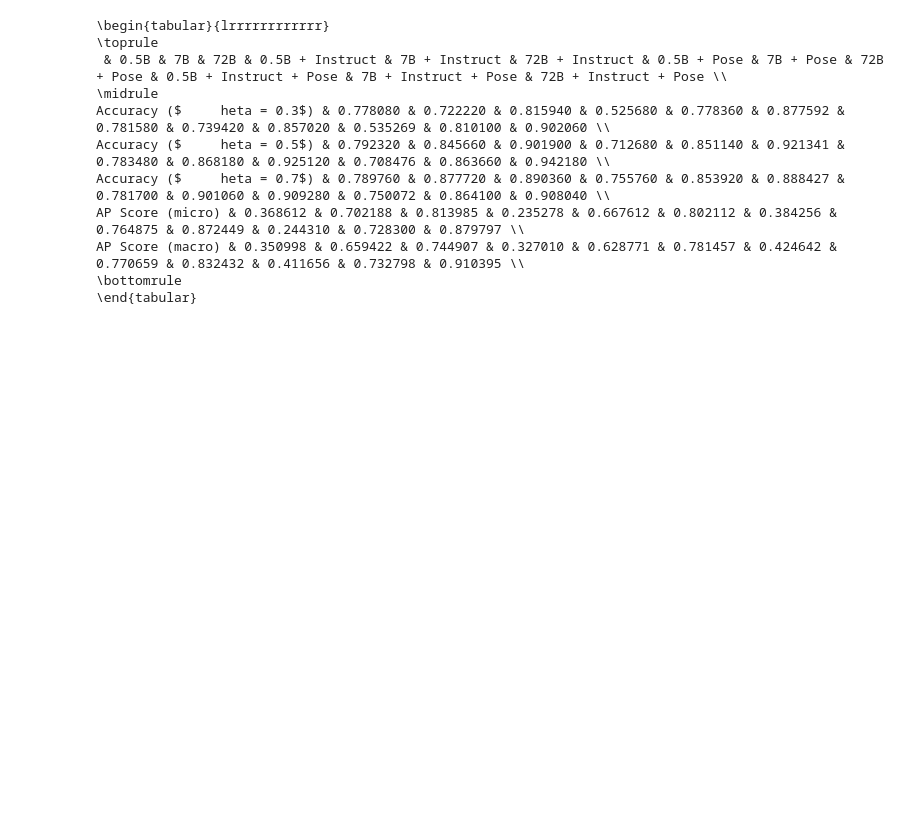
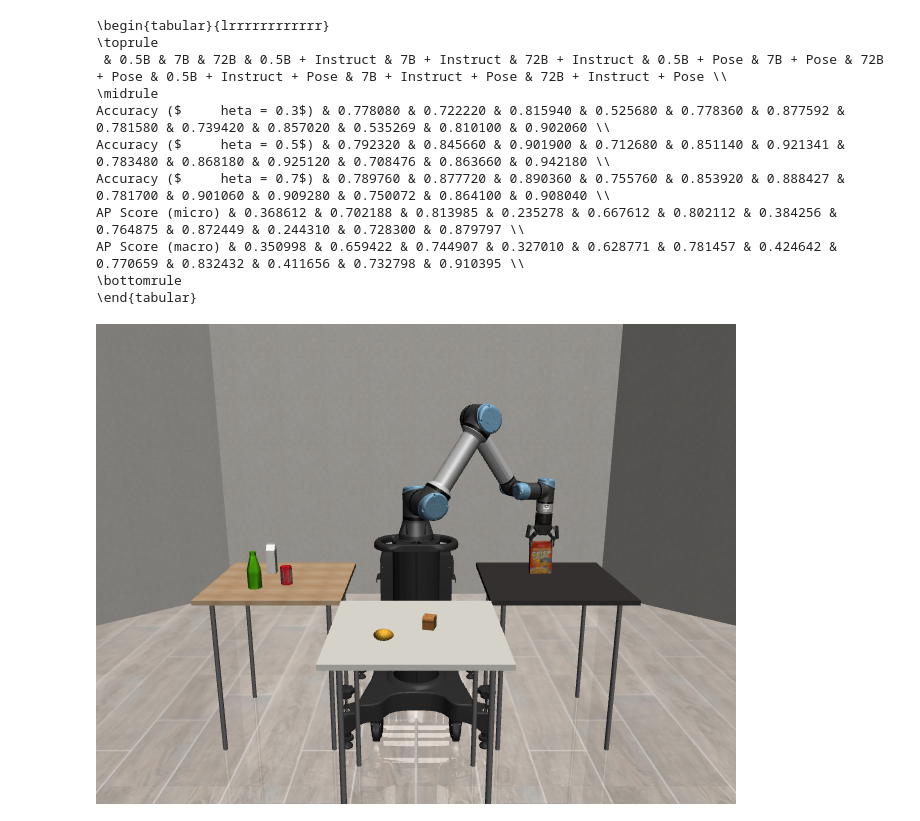
Before and after one commit to CLAIR-LAB-TECHNION/s3e, a Jupyter notebook: full_res_GRIP.ipynb, the cells around one changed output. Cells and saved outputs as stored; diff of their text form; code cells hidden in the pictures; blank space fills up the shorter version.

```diff
--- a/full_res_GRIP.ipynb
+++ b/full_res_GRIP.ipynb
@@ -868,33 +868,12 @@ dp_name
 # %%
 'hello'.split('l')
 # %%
-import glob
-from tqdm.auto import tqdm
-import numpy as np
-import os
-import json
-
-from semantic_state_estimator.constants import (
-    RENDERS_DIR,
-    TRUE_STATES_DIR,
-    PROCESSED_DIR
-)
-
-DATA_DIR = 'examples/groceriesworld/data_dir'
-seeds = os.listdir(os.path.join(DATA_DIR, PROCESSED_DIR))
-# seeds.remove('llama-llava-iter-images-72B')
-
-all_renders = {}
-gts = {}
-preds = {seed: {} for seed in seeds}
-for renders_file in tqdm(glob.glob(os.path.join(DATA_DIR, PROCESSED_DIR, 'llama-llava-iter-images-72B', '*.json'))):
-    dp_name = os.path.splitext(os.path.basename(renders_file))[0]
-
-    all_renders[dp_name] = np.load(os.path.join(DATA_DIR, RENDERS_DIR, dp_name + '.npz'))
-
-    with open(os.path.join(DATA_DIR, TRUE_STATES_DIR, dp_name + '.json'), 'r') as f:
-        gts[dp_name] = json.load(f)
-
-    for seed in seeds:
-        with open(os.path.join(DATA_DIR, PROCESSED_DIR, str(seed), dp_name + '.json'), 'r') as f:
-            preds[seed][dp_name] = json.load(f)
+from PIL import Image
+dp_name = "data_point_9"
+imgs = [
+    Image.fromarray(img_arr)
+    for img_arr in all_renders[dp_name].values()
+]
+imgs[0]
+# %% [output]
+[figure, added]
```
Also changed, not shown: parts of 1 cell of this notebook, 3 other files.
